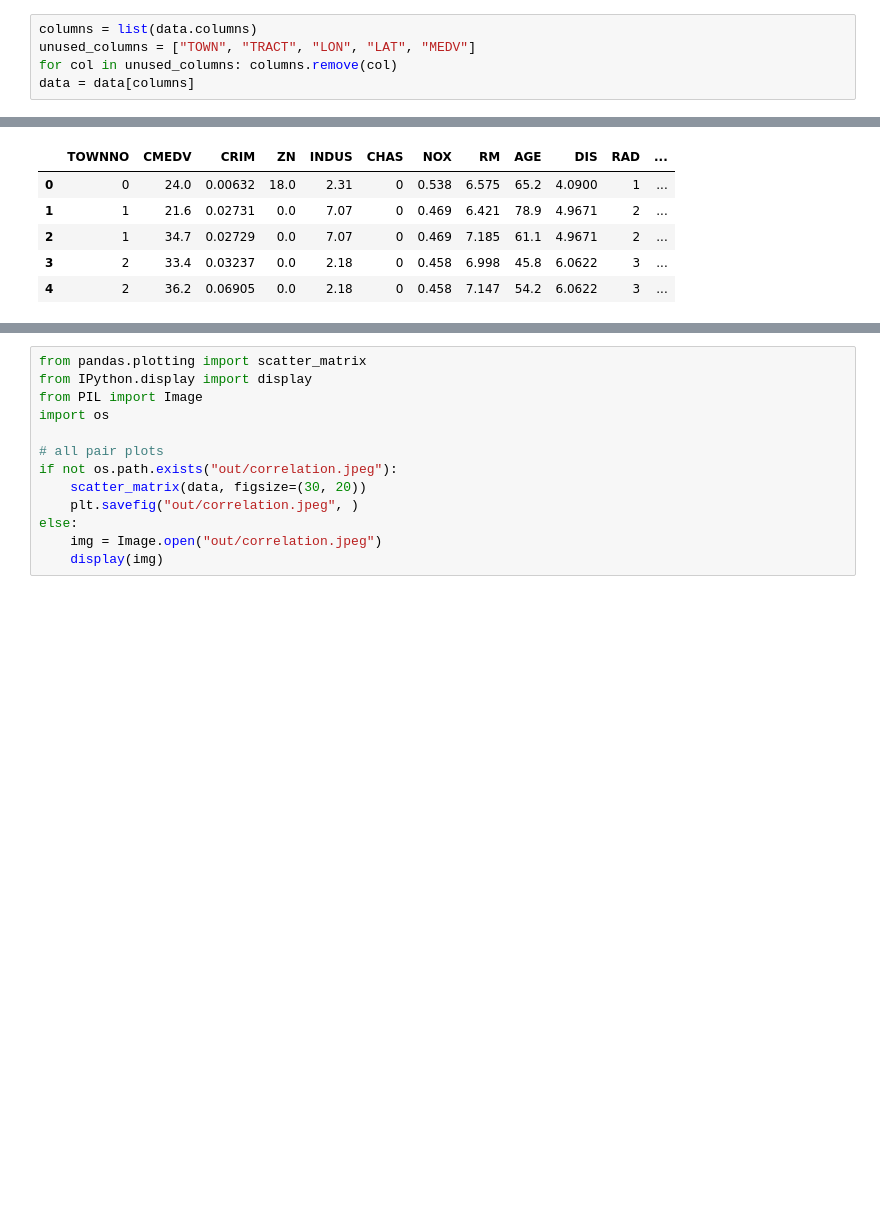
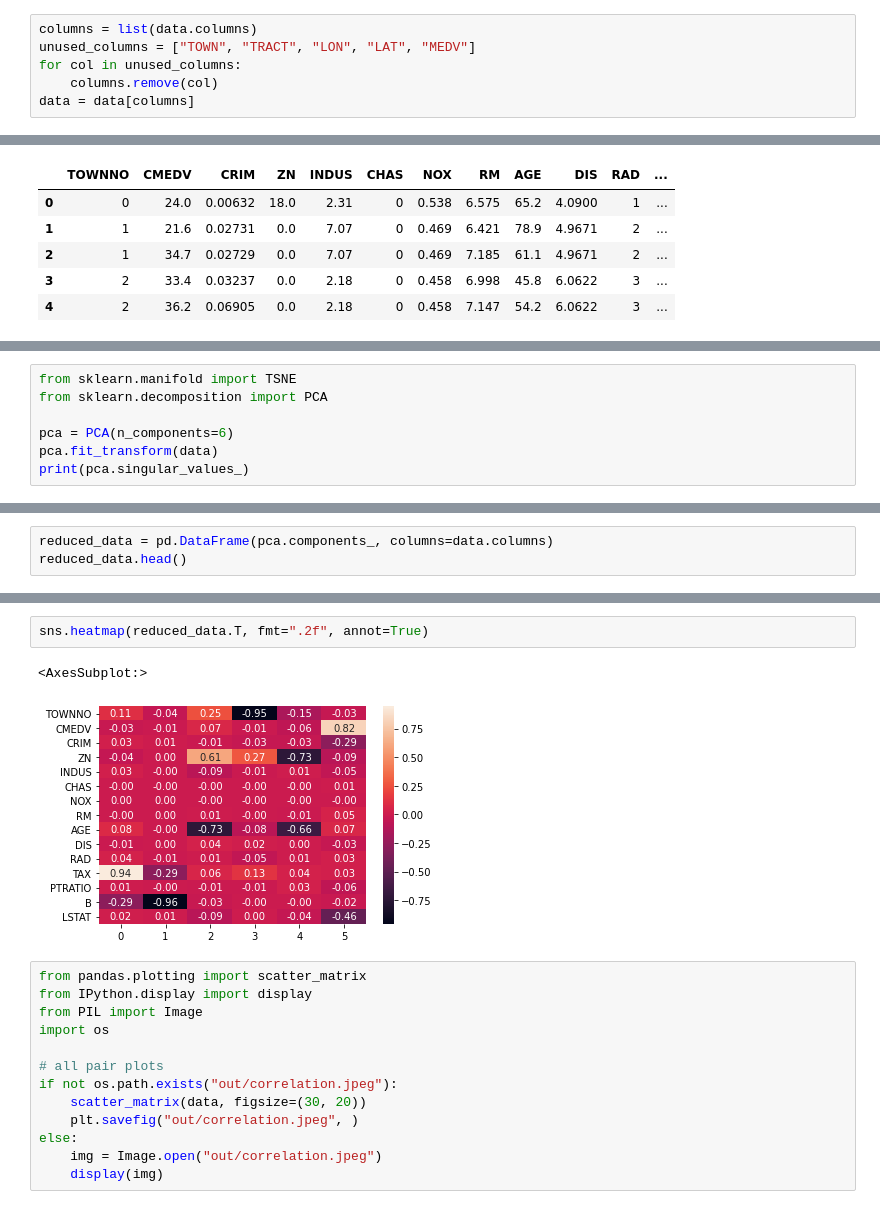
Before and after one commit to SamtheSaint/AIHACK21, a Jupyter notebook: boston.ipynb, the cells around one changed output, grey strips where cells are left out. Saved outputs shown, nothing was run; the diff lists cells and outputs as text; blank space fills up the shorter version.

```diff
--- a/boston.ipynb
+++ b/boston.ipynb
@@ -35,7 +35,8 @@ data.describe() # count is complete, no missing data
 # %%
 columns = list(data.columns)
 unused_columns = ["TOWN", "TRACT", "LON", "LAT", "MEDV"]
-for col in unused_columns: columns.remove(col)
+for col in unused_columns:
+    columns.remove(col)
 data = data[columns]
 # %%
 data["CMEDV"].head() # in USD 1000
@@ -74,0 +71,7 @@ from sklearn.manifold import TSNE
+# %%
+from sklearn.manifold import TSNE
+from sklearn.decomposition import PCA
+
+pca = PCA(n_components=6)
+pca.fit_transform(data)
+print(pca.singular_values_)
@@ -74,0 +81,3 @@ from sklearn.manifold import TSNE
+# %%
+reduced_data = pd.DataFrame(pca.components_, columns=data.columns)
+reduced_data.head()
@@ -75,3 +91,8 @@ from sklearn.manifold import TSNE
+# %%
+sns.heatmap(reduced_data.T, fmt=".2f", annot=True)
+# %% [output]
+<AxesSubplot:>
+[figure, added]
 # %%
 from pandas.plotting import scatter_matrix
 from IPython.display import display
```
Also changed, not shown: parts of 4 cells of this notebook.
